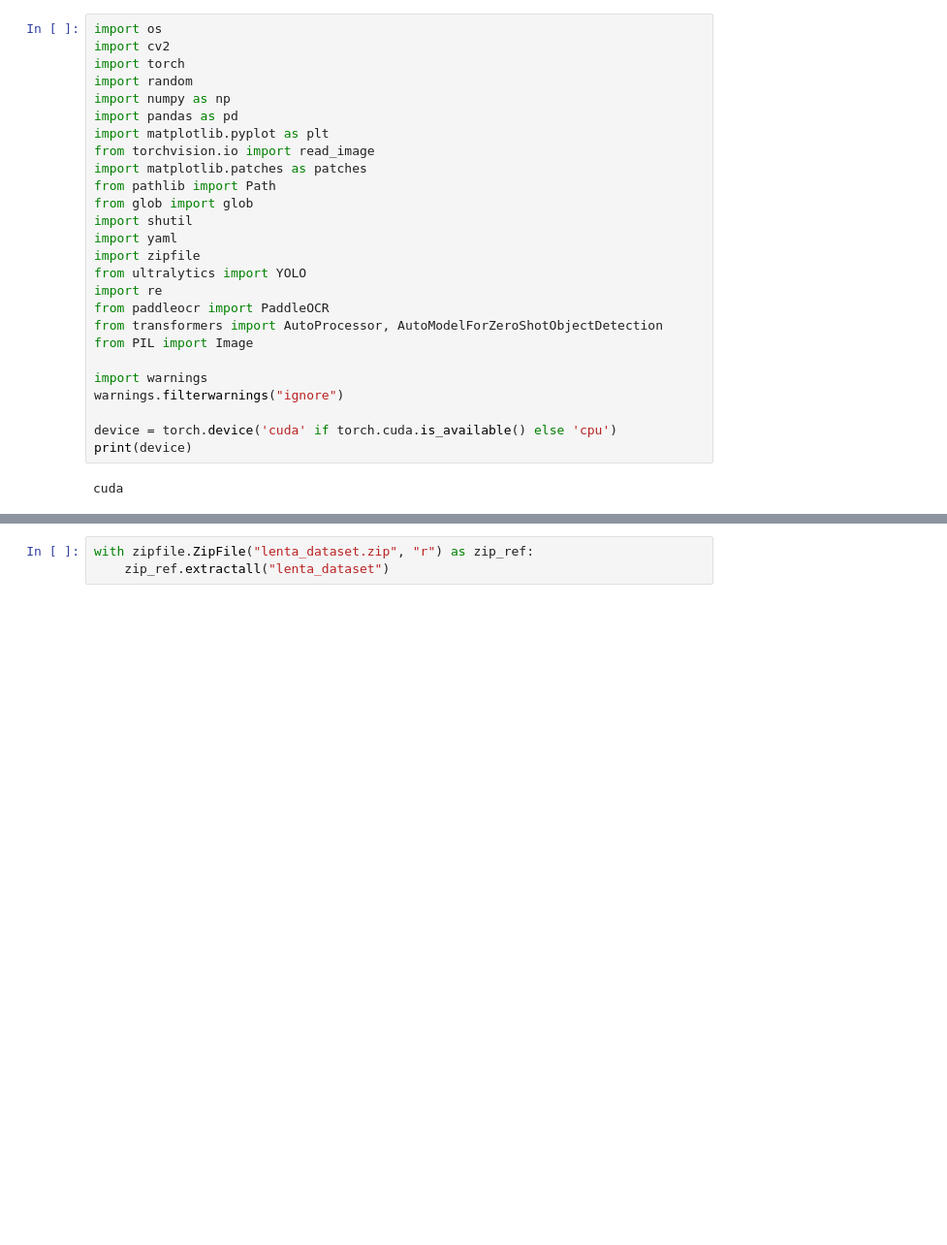
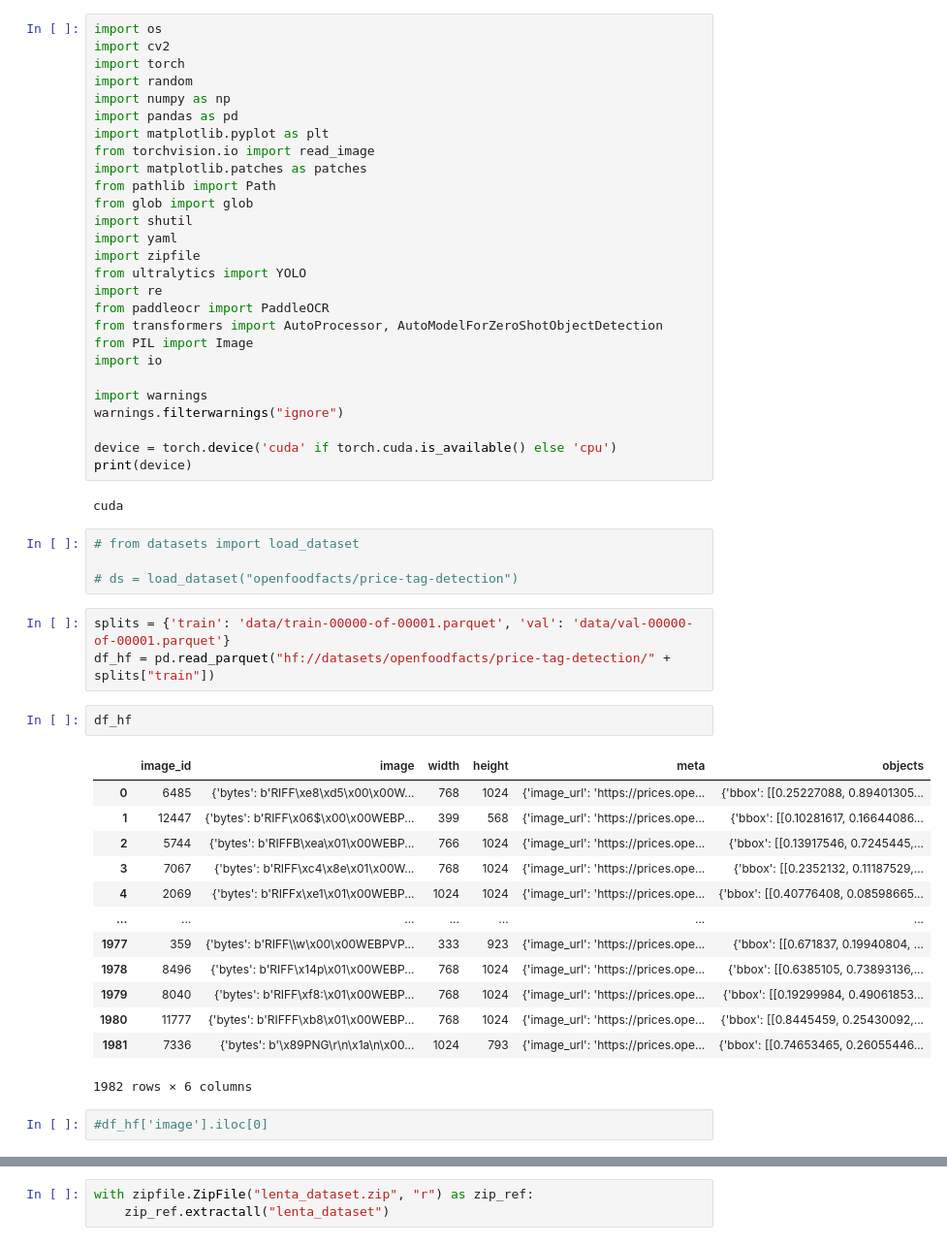
Before and after one commit to VladisRave/Lent_Frankenstein, a Jupyter notebook: lenta-hack.ipynb, the cells around one changed output, grey strips where cells are left out. Shown at 97% size. Saved outputs shown, nothing was run; the diff lists cells and outputs as text; blank space fills up the shorter version.

```diff
--- a/lenta-hack.ipynb
+++ b/lenta-hack.ipynb
@@ -18,6 +18,7 @@ import re
 from paddleocr import PaddleOCR
 from transformers import AutoProcessor, AutoModelForZeroShotObjectDetection
 from PIL import Image
+import io
 
 import warnings
 warnings.filterwarnings("ignore")
@@ -26,3 +27,28 @@ device = torch.device('cuda' if torch.cuda.is_available() else 'cpu')
 print(device)
 # %% [output]
 cuda
+# %%
+# from datasets import load_dataset
+
+# ds = load_dataset("openfoodfacts/price-tag-detection")
+# %%
+splits = {'train': 'data/train-00000-of-00001.parquet', 'val': 'data/val-00000-of-00001.parquet'}
+df_hf = pd.read_parquet("hf://datasets/openfoodfacts/price-tag-detection/" + splits["train"])
+# %%
+df_hf
+# %% [output]
+|  | image_id | image | width | height | meta | objects |
+| 0 | 6485 | {'bytes': b'RIFF\xe8\xd5\x00\x00W... | 768 | 1024 | {'image_url': 'https://prices.ope... | {'bbox': [[0.25227088, 0.89401305... |
+| 1 | 12447 | {'bytes': b'RIFF\x06$\x00\x00WEBP... | 399 | 568 | {'image_url': 'https://prices.ope... | {'bbox': [[0.10281617, 0.16644086... |
+| 2 | 5744 | {'bytes': b'RIFFB\xea\x01\x00WEBP... | 766 | 1024 | {'image_url': 'https://prices.ope... | {'bbox': [[0.13917546, 0.7245445,... |
+| 3 | 7067 | {'bytes': b'RIFF\xc4\x8e\x01\x00W... | 768 | 1024 | {'image_url': 'https://prices.ope... | {'bbox': [[0.2352132, 0.11187529,... |
+| 4 | 2069 | {'bytes': b'RIFFx\xe1\x01\x00WEBP... | 1024 | 1024 | {'image_url': 'https://prices.ope... | {'bbox': [[0.40776408, 0.08598665... |
+| ... | ... | ... | ... | ... | ... | ... |
+| 1977 | 359 | {'bytes': b'RIFF\\w\x00\x00WEBPVP... | 333 | 923 | {'image_url': 'https://prices.ope... | {'bbox': [[0.671837, 0.19940804, ... |
+| 1978 | 8496 | {'bytes': b'RIFF\x14p\x01\x00WEBP... | 768 | 1024 | {'image_url': 'https://prices.ope... | {'bbox': [[0.6385105, 0.73893136,... |
+| 1979 | 8040 | {'bytes': b'RIFF\xf8:\x01\x00WEBP... | 768 | 1024 | {'image_url': 'https://prices.ope... | {'bbox': [[0.19299984, 0.49061853... |
+| 1980 | 11777 | {'bytes': b'RIFFF\xb8\x01\x00WEBP... | 768 | 1024 | {'image_url': 'https://prices.ope... | {'bbox': [[0.8445459, 0.25430092,... |
+| 1981 | 7336 | {'bytes': b'\x89PNG\r\n\x1a\n\x00... | 1024 | 793 | {'image_url': 'https://prices.ope... | {'bbox': [[0.74653465, 0.26055446... |
+1982 rows × 6 columns
+# %%
+#df_hf['image'].iloc[0]
```
Also changed, not shown: parts of 14 cells of this notebook.
